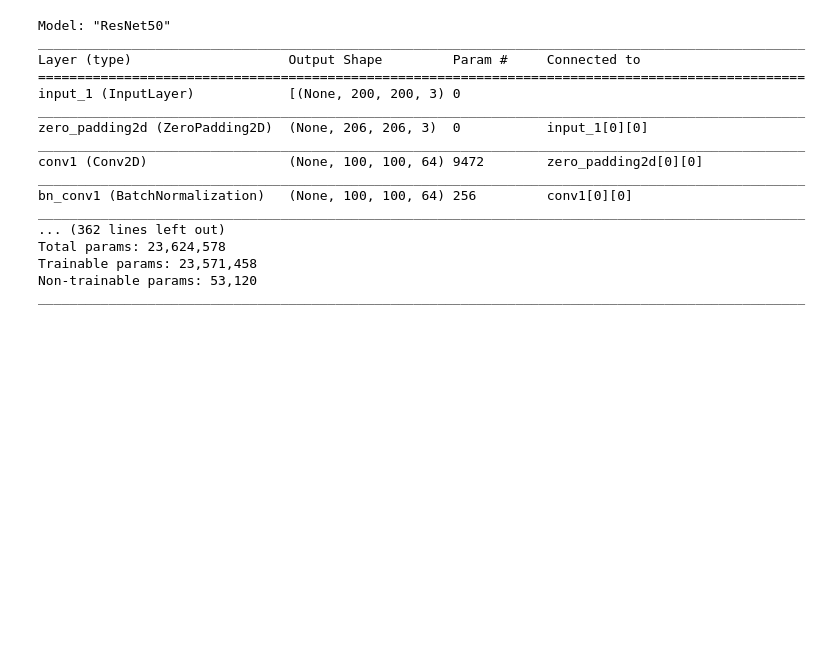
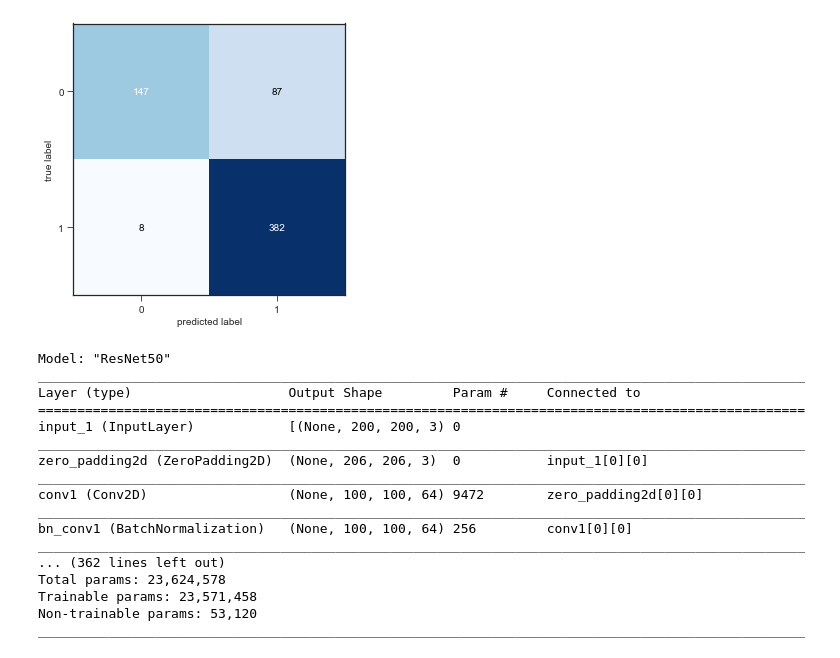
Before and after one commit to delrisu/ResNet50-PNEUMONIA, a Jupyter notebook: pneumonia_detection.ipynb, the cells around one changed output. Cells and saved outputs as stored; diff of their text form; code cells hidden in the pictures; blank space fills up the shorter version.

```diff
--- a/pneumonia_detection.ipynb
+++ b/pneumonia_detection.ipynb
@@ -341,3 +434,14 @@ plt.show()
+# %%
+from sklearn.metrics import confusion_matrix
+pred = model.predict(X_test)
+pred = np.argmax(pred,axis = 1)
+y_true = np.argmax(y_test,axis = 1)
+CM = confusion_matrix(y_true, pred)
+from mlxtend.plotting import plot_confusion_matrix
+fig, ax = plot_confusion_matrix(conf_mat=CM ,  figsize=(5, 5))
+plt.show()
+# %% [output]
+[figure, added]
 # %%
 model.summary()
 # %% [output]
```
Also changed, not shown: parts of 13 cells of this notebook.
